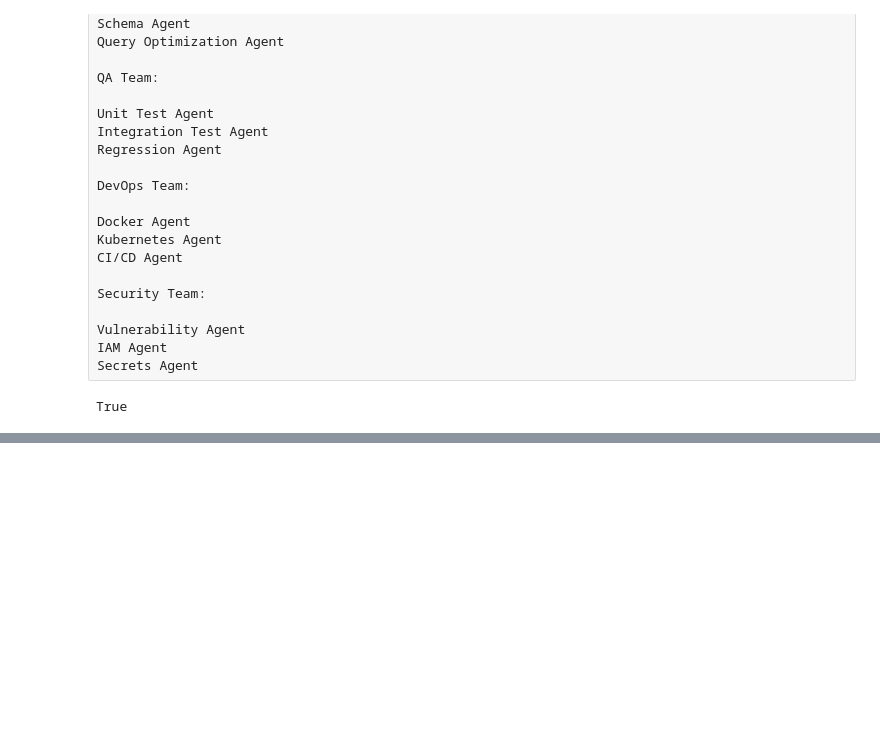
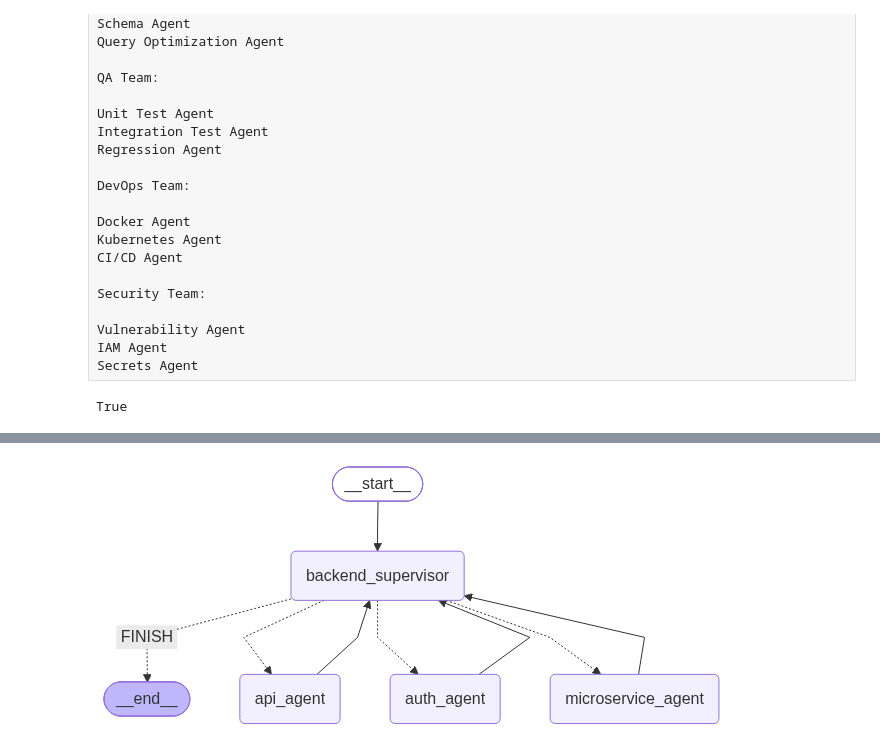
Before and after one commit to JaiswarYash/Ai-engineering-practice, a Jupyter notebook: Langgraph_n_agentic_Ai/practicals/multi-agentic-flow-assignment_3.ipynb, the cells around one changed output, grey strips where cells are left out. Drawn from its saved outputs; the diff is of its cells as text; code cells hidden in the pictures; blank space fills up the shorter version.

```diff
--- a/Langgraph_n_agentic_Ai/practicals/multi-agentic-flow-assignment_3.ipynb
+++ b/Langgraph_n_agentic_Ai/practicals/multi-agentic-flow-assignment_3.ipynb
@@ -289,34 +294,37 @@ Return only the agent name.
     return {'route':result.next}
 
 def route_backend(state: AgentState) -> str:
-    state['route']
+    return state['route']
 
 backend_team_subgraph = StateGraph(AgentState)
 
 backend_team_subgraph.add_node("backend_supervisor", backend_team_supervisor)
 backend_team_subgraph.add_node("api_agent", api_agent)
 backend_team_subgraph.add_node("auth_agent", auth_agent)
 backend_team_subgraph.add_node("microservice_agent", microservice_agent)
 
 backend_team_subgraph.add_edge(START, "backend_supervisor")
 
 backend_team_subgraph.add_conditional_edges(
     "backend_supervisor",
     route_backend,
     {
         "api_agent": "api_agent",
         "auth_agent": "auth_agent",
         "microservice_agent": "microservice_agent",
         "FINISH": END
     }
 )
 
 # after each specialist finishes → back to supervisor
 backend_team_subgraph.add_edge("api_agent", "backend_supervisor")
 backend_team_subgraph.add_edge("auth_agent", "backend_supervisor")
 backend_team_subgraph.add_edge("microservice_agent", "backend_supervisor")
 
 backend_team = backend_team_subgraph.compile()
+display(Image(backend_team.get_graph(xray=True).draw_mermaid_png()))
+# %% [output]
+[figure, added]
 # %%
 # database route
 
```
Also changed, not shown: parts of 12 cells of this notebook.
